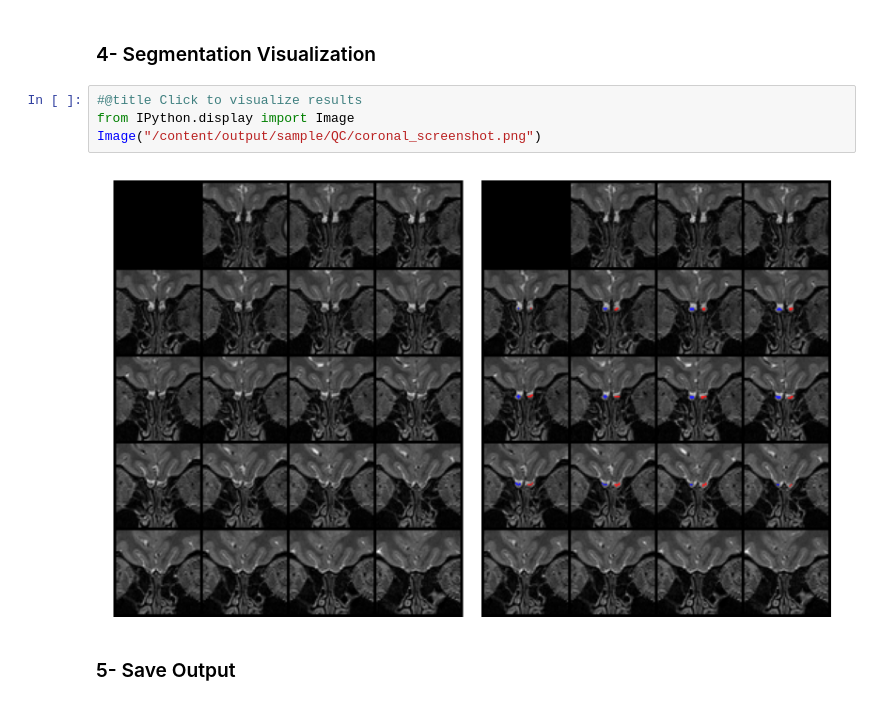
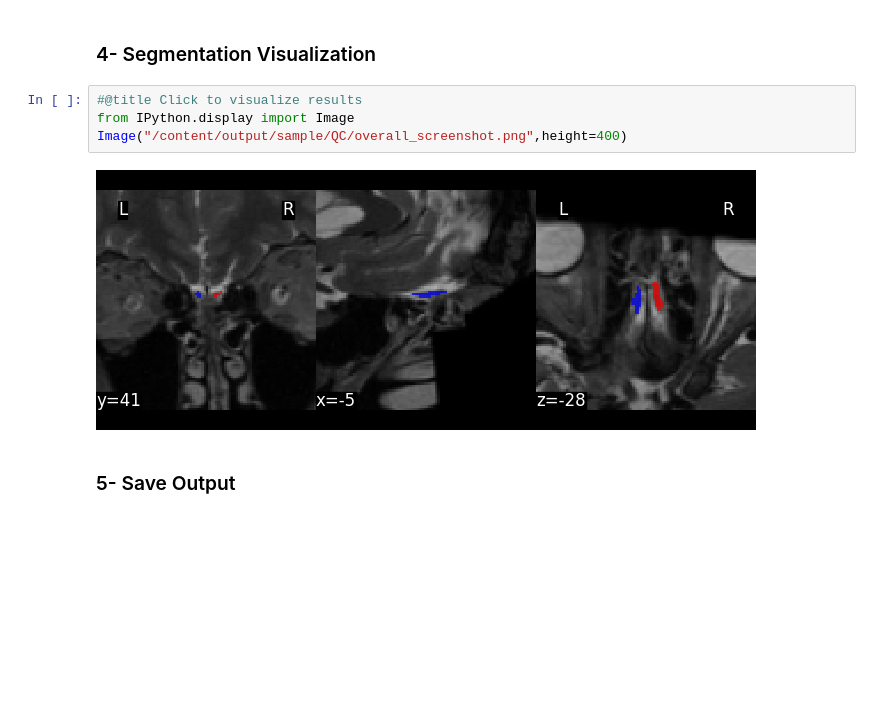
Before and after one commit to Deep-MI/olf-bulb-segmentation, a Jupyter notebook: OB_pipeline_test.ipynb, the cells around one changed output. Drawn from its saved outputs; the diff is of its cells as text; blank space fills up the shorter version.

```diff
--- a/OB_pipeline_test.ipynb
+++ b/OB_pipeline_test.ipynb
@@ -100,9 +101,9 @@ NeuroImage (2021): 118464. https://doi.org/10.1016/j.neuroimage.2021.118464
 # %%
 #@title Click to visualize results
 from IPython.display import Image
-Image("/content/output/sample/QC/coronal_screenshot.png")
+Image("/content/output/sample/QC/overall_screenshot.png",height=400)
 # %% [output]
-[figure, old version]
+[figure, new version]
 # %% [markdown]
 ### 5- Save Output
 # %%
```
Also changed, not shown: parts of 7 cells of this notebook.
